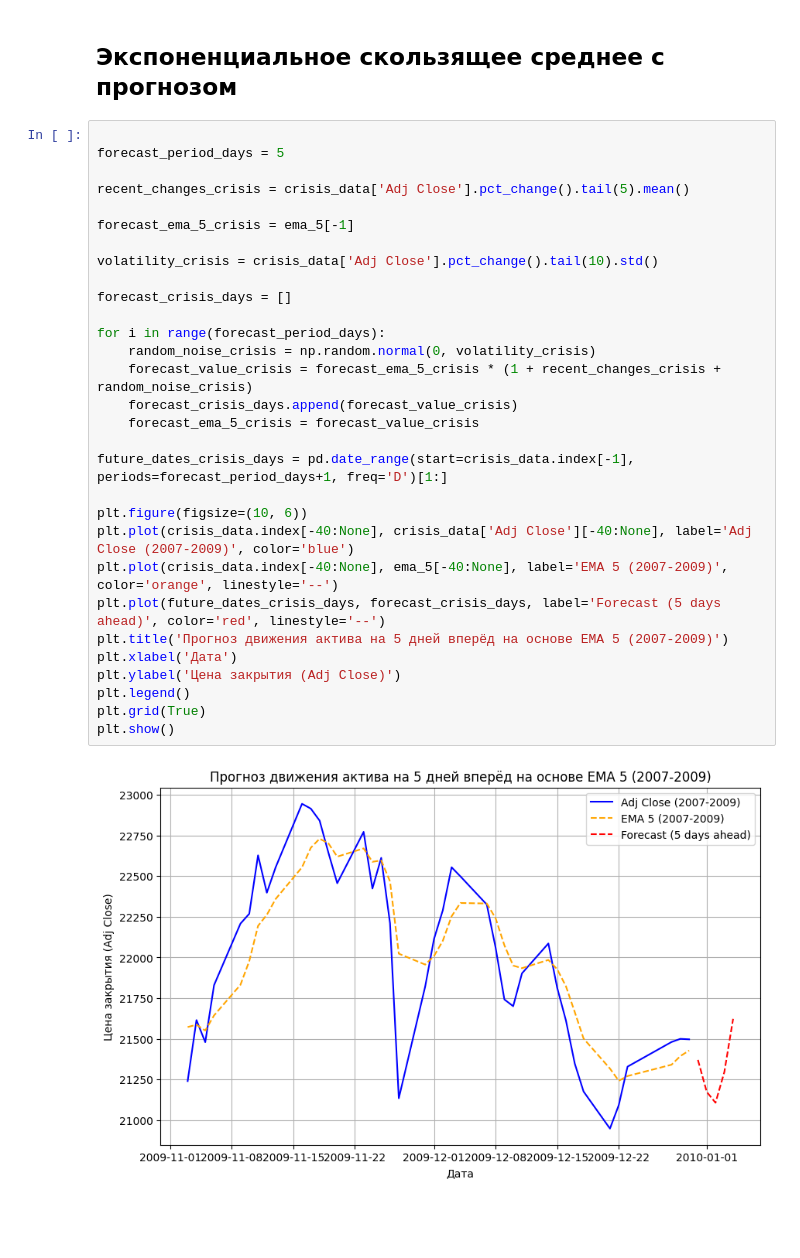
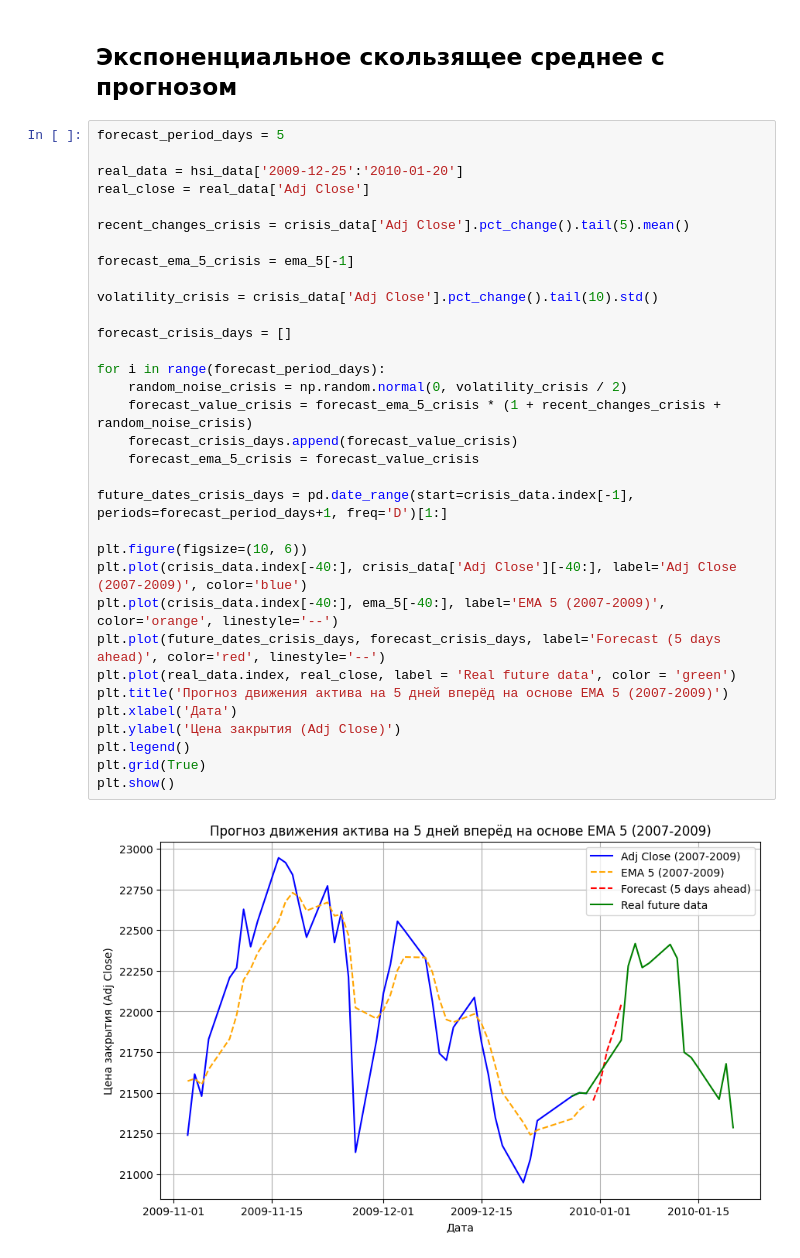
Before and after one commit to dauletZ/DL-labs, a Jupyter notebook: Lab1_DL.ipynb, the cells around one changed output. Cells and saved outputs as stored; diff of their text form; blank space fills up the shorter version.

```diff
--- a/Lab1_DL.ipynb
+++ b/Lab1_DL.ipynb
@@ -262,34 +264,37 @@ plt.show()
 # %% [markdown]
 ## Экспоненциальное скользящее среднее с прогнозом
 # %%
+forecast_period_days = 5
 
-forecast_period_days = 5
+real_data = hsi_data['2009-12-25':'2010-01-20']
+real_close = real_data['Adj Close']
 
 recent_changes_crisis = crisis_data['Adj Close'].pct_change().tail(5).mean()
 
 forecast_ema_5_crisis = ema_5[-1]
 
 volatility_crisis = crisis_data['Adj Close'].pct_change().tail(10).std()
 
 forecast_crisis_days = []
 
 for i in range(forecast_period_days):
-    random_noise_crisis = np.random.normal(0, volatility_crisis)
+    random_noise_crisis = np.random.normal(0, volatility_crisis / 2)
     forecast_value_crisis = forecast_ema_5_crisis * (1 + recent_changes_crisis + random_noise_crisis)
     forecast_crisis_days.append(forecast_value_crisis)
     forecast_ema_5_crisis = forecast_value_crisis
 
 future_dates_crisis_days = pd.date_range(start=crisis_data.index[-1], periods=forecast_period_days+1, freq='D')[1:]
 
 plt.figure(figsize=(10, 6))
-plt.plot(crisis_data.index[-40:None], crisis_data['Adj Close'][-40:None], label='Adj Close (2007-2009)', color='blue')
-plt.plot(crisis_data.index[-40:None], ema_5[-40:None], label='EMA 5 (2007-2009)', color='orange', linestyle='--')
+plt.plot(crisis_data.index[-40:], crisis_data['Adj Close'][-40:], label='Adj Close (2007-2009)', color='blue')
+plt.plot(crisis_data.index[-40:], ema_5[-40:], label='EMA 5 (2007-2009)', color='orange', linestyle='--')
 plt.plot(future_dates_crisis_days, forecast_crisis_days, label='Forecast (5 days ahead)', color='red', linestyle='--')
+plt.plot(real_data.index, real_close, label = 'Real future data', color = 'green')
 plt.title('Прогноз движения актива на 5 дней вперёд на основе EMA 5 (2007-2009)')
 plt.xlabel('Дата')
 plt.ylabel('Цена закрытия (Adj Close)')
 plt.legend()
 plt.grid(True)
 plt.show()
 # %% [output]
-[figure, old version]
+[figure, new version]
```
Also changed, not shown: parts of 4 cells of this notebook.
